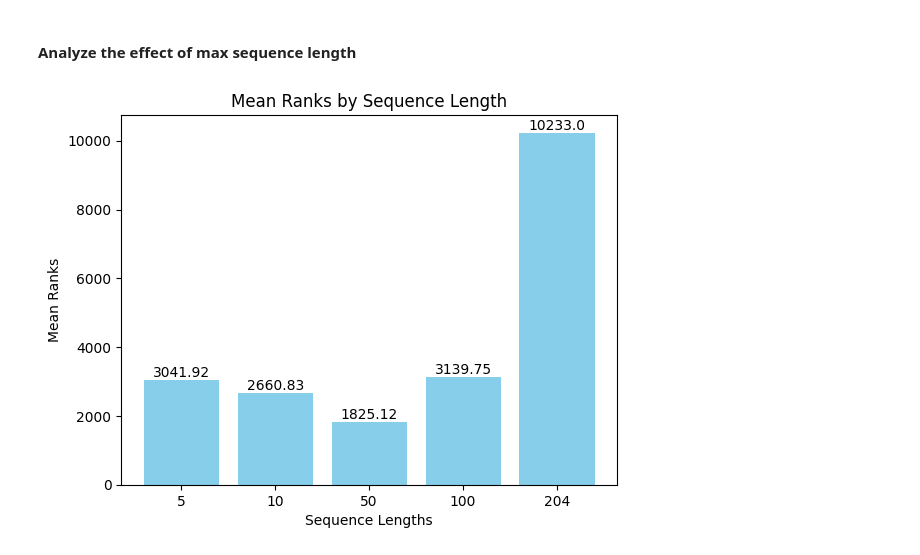
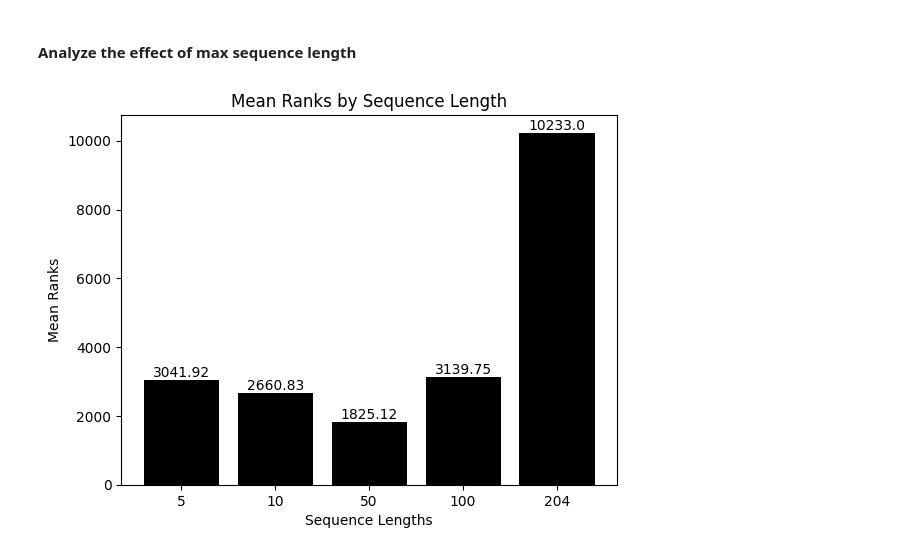
Before and after one commit to SongThun/DataMining-HK241, a Jupyter notebook: Mamba4Rec-beauty.ipynb, the cells around one changed output. Drawn from its saved outputs; the diff is of its cells as text; code cells hidden in the pictures.

```diff
--- a/Mamba4Rec-beauty.ipynb
+++ b/Mamba4Rec-beauty.ipynb
@@ -253,21 +253,22 @@ for length in seq_lengths:
 # %%
 import matplotlib.pyplot as plt
 
 plt.figure()
 labels = [str(x) for x in seq_lengths]
-bars = plt.bar(labels, mean_ranks, color='skyblue')
+bars = plt.bar(labels, mean_ranks, color='#000000')
 
 # Add value labels on top of the bars
 for bar in bars:
     yval = bar.get_height()
     plt.text(bar.get_x() + bar.get_width()/2, yval, round(yval, 2),
              ha='center', va='bottom')  # Adjust text position
 
 # Labeling the axes and title
 plt.xlabel('Sequence Lengths')
 plt.ylabel('Mean Ranks')
 plt.title('Mean Ranks by Sequence Length')
 plt.xticks(labels)
+# plt.axis("off")
 plt.show()
 # %% [output]
-[figure, old version]
+[figure, new version]
```
